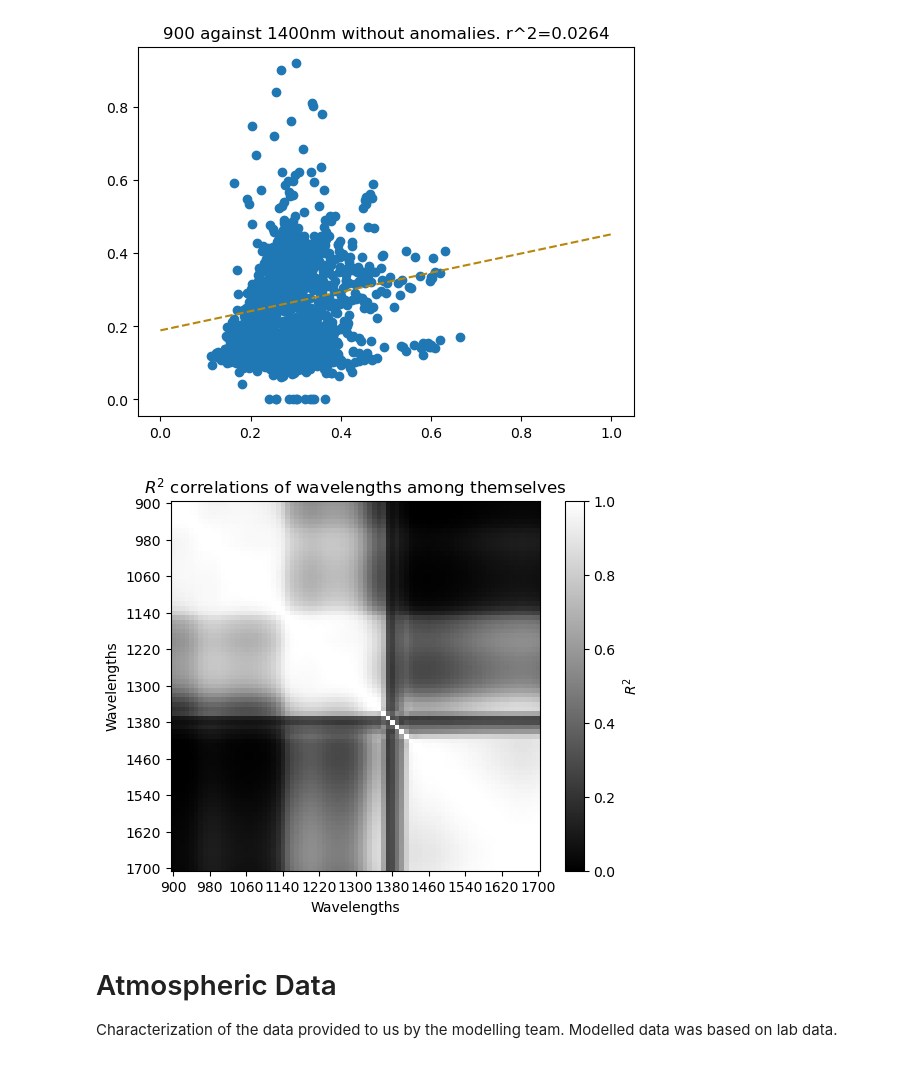
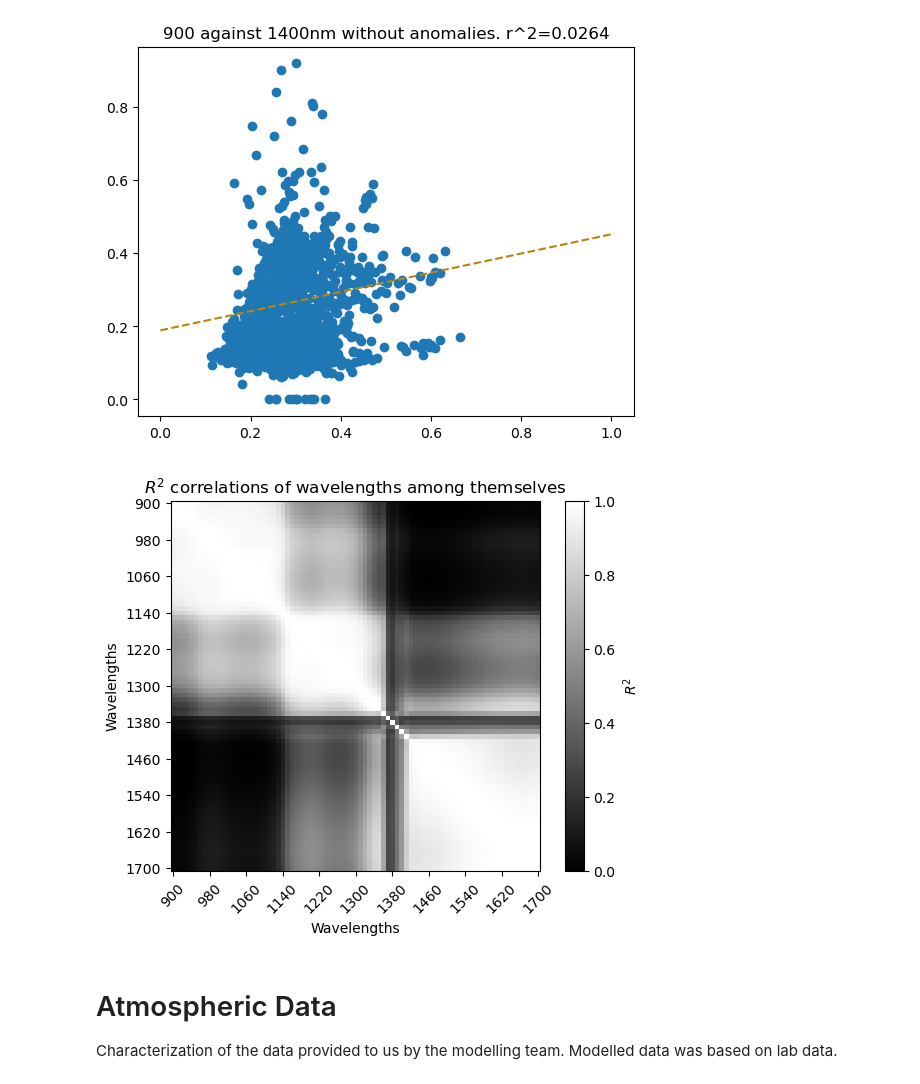
Before and after one commit to utat-ss/FINCH-Science_Unmixing, a Jupyter notebook: runs/characterization/dataset_characterization.ipynb, the cells around one changed output. Saved outputs shown, nothing was run; the diff lists cells and outputs as text; code cells hidden in the pictures.

Commit message:
nicer wavelength correlation plots

```diff
--- a/runs/characterization/dataset_characterization.ipynb
+++ b/runs/characterization/dataset_characterization.ipynb
@@ -360,21 +361,21 @@ plt.show()
 # %%
 fig, ax = plt.subplots()
 
 img = ax.imshow(correlations, vmin=0, cmap='gray')
 
 ax.set_title("$R^2$ correlations of wavelengths among themselves")
 ax.set_xlabel("Wavelengths")
 ax.set_ylabel("Wavelengths")
 tick_locations = np.arange(0, 81, 8)
 tick_labels = [nr900to1700.columns[i] for i in tick_locations]
-ax.set_xticks(tick_locations, tick_labels)
+ax.set_xticks(tick_locations, tick_labels, rotation=45)
 ax.set_yticks(tick_locations, tick_labels)
 
 cbar = fig.colorbar(img, ax=ax, label='$R^2$')
 plt.savefig("lab_data_wavelength_correlations.svg", format="svg")
 plt.show()
 # %% [output]
-[figure, old version]
+[figure, new version]
 # %% [markdown]
 # Atmospheric Data
 Characterization of the data provided to us by the modelling team. Modelled data was based on lab data.
```
Also changed, not shown: parts of 5 cells of this notebook, 2 other files.
